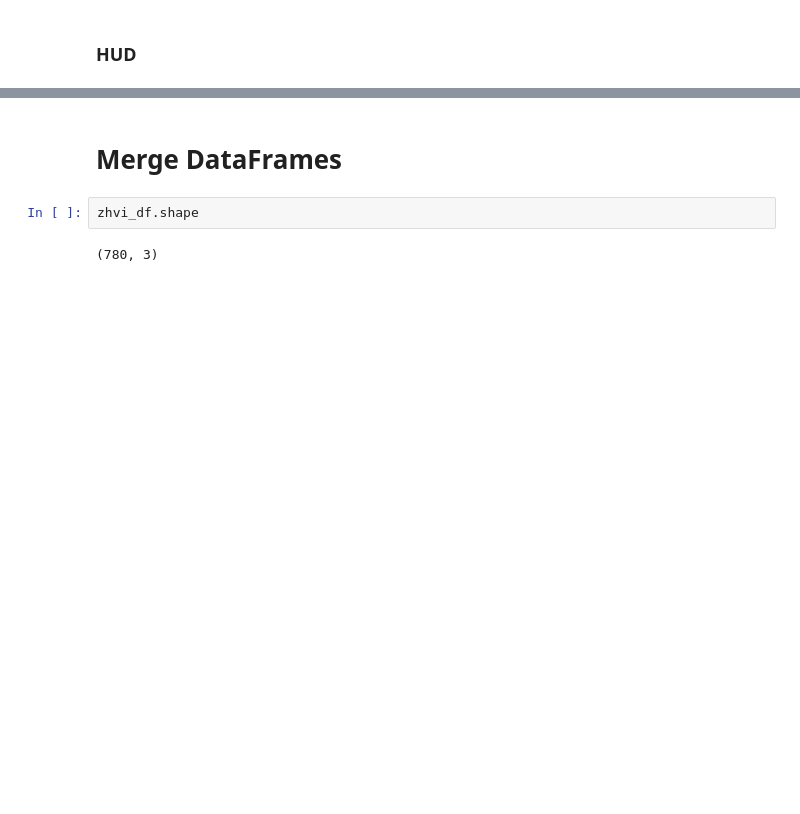
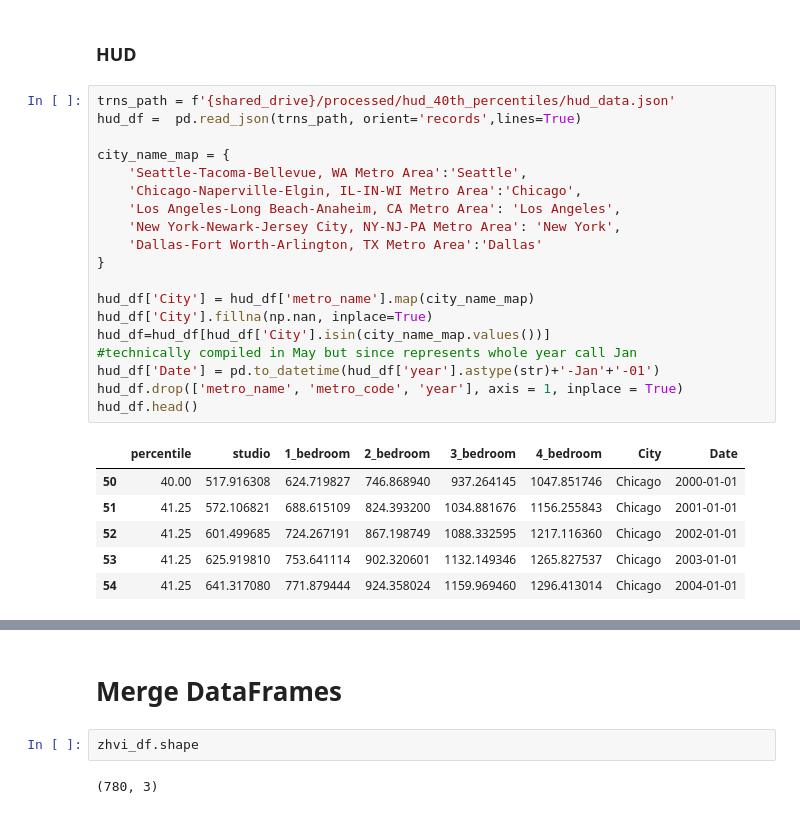
Before and after one commit to StevenSong-sTs/Property-Value-Forecast, a Jupyter notebook: src/Data_Processing/df_merge.ipynb, the cells around one changed output, grey strips where cells are left out. Drawn from its saved outputs; the diff is of its cells as text; blank space fills up the shorter version.

```diff
--- a/src/Data_Processing/df_merge.ipynb
+++ b/src/Data_Processing/df_merge.ipynb
@@ -235,3 +235,29 @@ weather_df.head()
 | 4 | Seattle | NaN | 3.27 | NaN | NaN | ... |
 # %% [markdown]
 ### HUD
+# %%
+trns_path = f'{shared_drive}/processed/hud_40th_percentiles/hud_data.json'
+hud_df =  pd.read_json(trns_path, orient='records',lines=True)
+
+city_name_map = {
+    'Seattle-Tacoma-Bellevue, WA Metro Area':'Seattle',
+    'Chicago-Naperville-Elgin, IL-IN-WI Metro Area':'Chicago',
+    'Los Angeles-Long Beach-Anaheim, CA Metro Area': 'Los Angeles',
+    'New York-Newark-Jersey City, NY-NJ-PA Metro Area': 'New York',
+    'Dallas-Fort Worth-Arlington, TX Metro Area':'Dallas'
+}
+
+hud_df['City'] = hud_df['metro_name'].map(city_name_map)
+hud_df['City'].fillna(np.nan, inplace=True)
+hud_df=hud_df[hud_df['City'].isin(city_name_map.values())]
+#technically compiled in May but since represents whole year call Jan
+hud_df['Date'] = pd.to_datetime(hud_df['year'].astype(str)+'-Jan'+'-01')
+hud_df.drop(['metro_name', 'metro_code', 'year'], axis = 1, inplace = True)
+hud_df.head()
+# %% [output]
+|  | percentile | studio | 1_bedroom | 2_bedroom | 3_bedroom | 4_bedroom | City | Date |
+| 50 | 40.00 | 517.916308 | 624.719827 | 746.868940 | 937.264145 | 1047.851746 | Chicago | 2000-01-01 |
+| 51 | 41.25 | 572.106821 | 688.615109 | 824.393200 | 1034.881676 | 1156.255843 | Chicago | 2001-01-01 |
+| 52 | 41.25 | 601.499685 | 724.267191 | 867.198749 | 1088.332595 | 1217.116360 | Chicago | 2002-01-01 |
+| 53 | 41.25 | 625.919810 | 753.641114 | 902.320601 | 1132.149346 | 1265.827537 | Chicago | 2003-01-01 |
+| 54 | 41.25 | 641.317080 | 771.879444 | 924.358024 | 1159.969460 | 1296.413014 | Chicago | 2004-01-01 |
```
Also changed, not shown: parts of 8 cells of this notebook.
